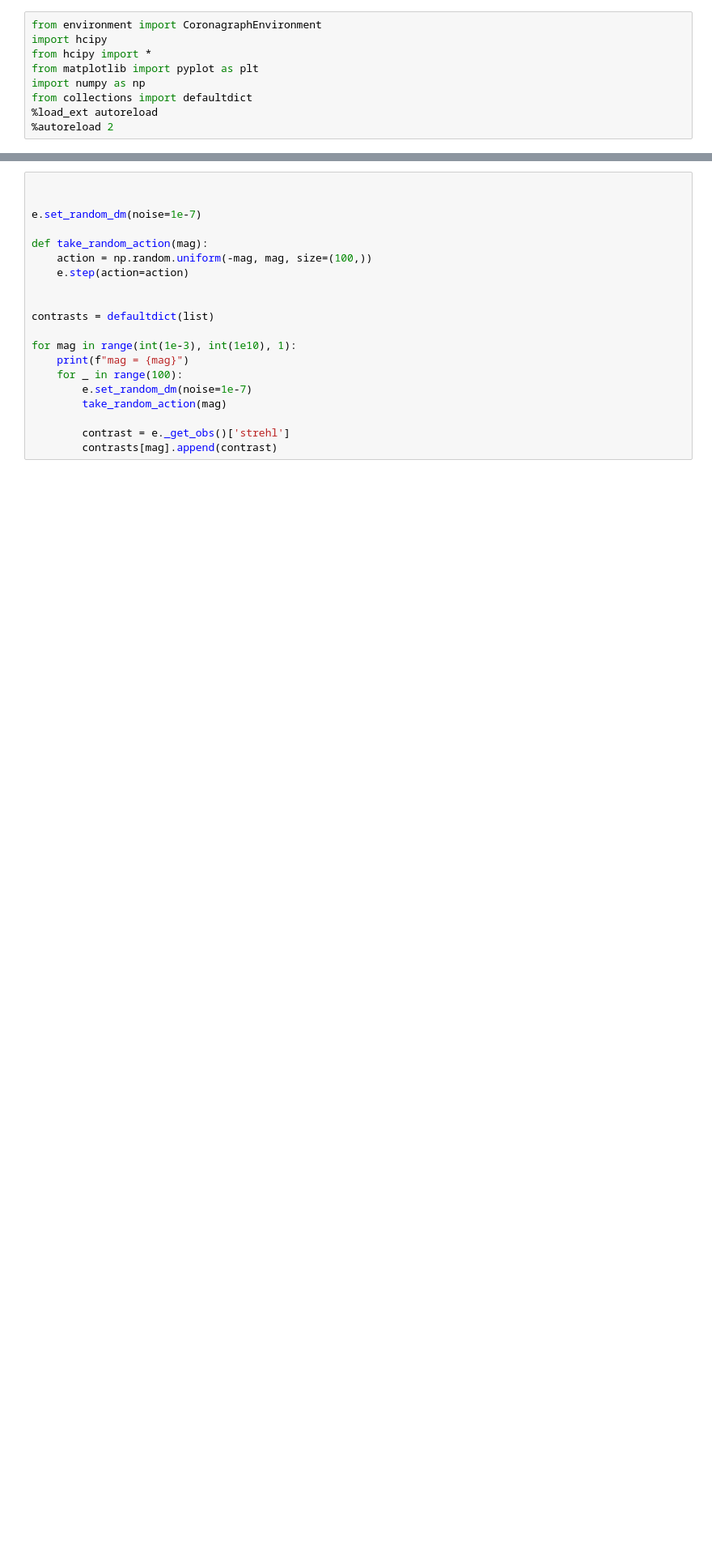
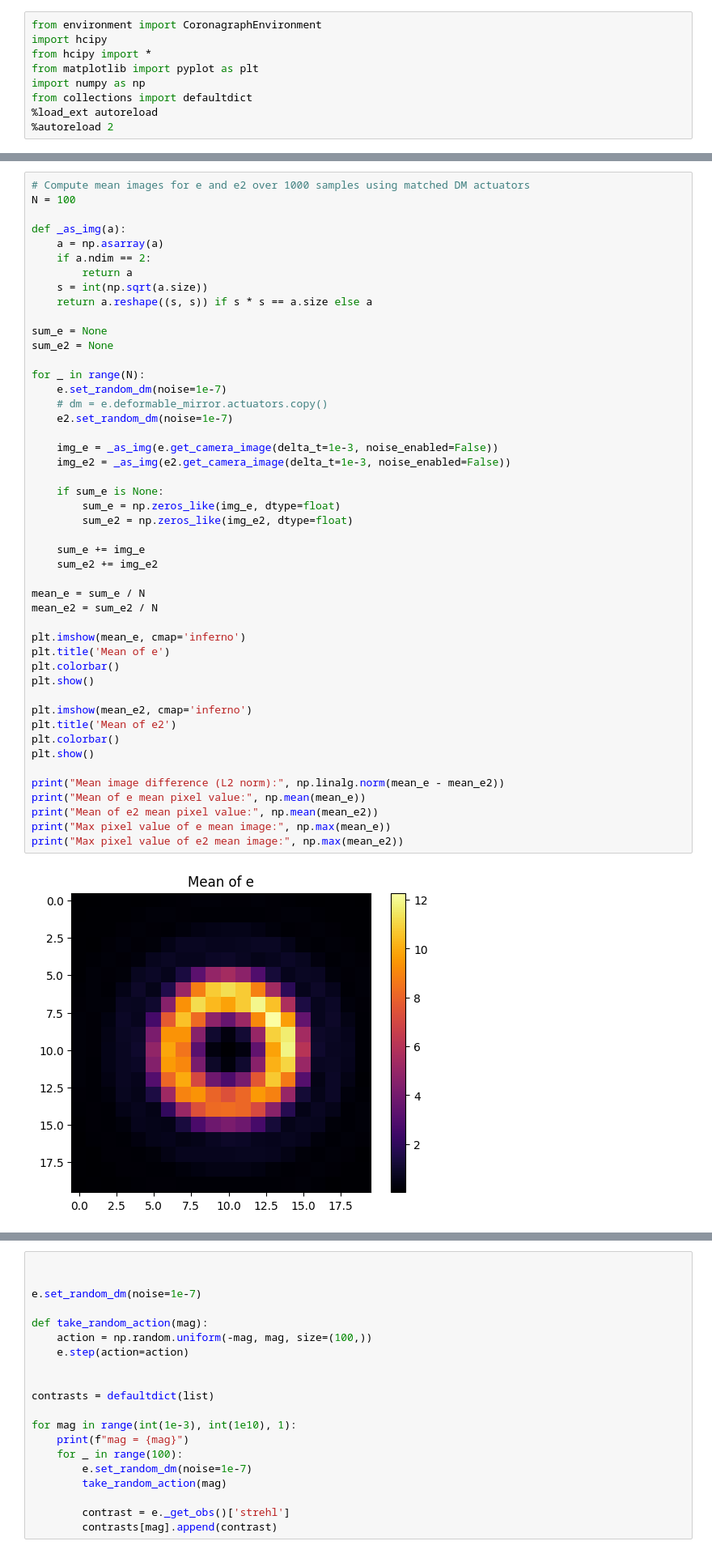
Before and after one commit to AlexeiKorolev/NASA-RL-Wavefront-Control, a Jupyter notebook: RL/coronagraph_properties.ipynb, the cells around one changed output, grey strips where cells are left out. Shown at 81% size. Cells and saved outputs as stored; diff of their text form; blank space fills up the shorter version.

```diff
--- a/RL/coronagraph_properties.ipynb
+++ b/RL/coronagraph_properties.ipynb
@@ -20,0 +56,49 @@ initializing coronagraph env. might take a minute.
+# %%
+# Compute mean images for e and e2 over 1000 samples using matched DM actuators
+N = 100
+
+def _as_img(a):
+    a = np.asarray(a)
+    if a.ndim == 2:
+        return a
+    s = int(np.sqrt(a.size))
+    return a.reshape((s, s)) if s * s == a.size else a
+
+sum_e = None
+sum_e2 = None
+
+for _ in range(N):
+    e.set_random_dm(noise=1e-7)
+    # dm = e.deformable_mirror.actuators.copy()
+    e2.set_random_dm(noise=1e-7)
+
+    img_e = _as_img(e.get_camera_image(delta_t=1e-3, noise_enabled=False))
+    img_e2 = _as_img(e2.get_camera_image(delta_t=1e-3, noise_enabled=False))
+
+    if sum_e is None:
+        sum_e = np.zeros_like(img_e, dtype=float)
+        sum_e2 = np.zeros_like(img_e2, dtype=float)
+
+    sum_e += img_e
+    sum_e2 += img_e2
+
+mean_e = sum_e / N
+mean_e2 = sum_e2 / N
+
+plt.imshow(mean_e, cmap='inferno')
+plt.title('Mean of e')
+plt.colorbar()
+plt.show()
+
+plt.imshow(mean_e2, cmap='inferno')
+plt.title('Mean of e2')
+plt.colorbar()
+plt.show()
+
+print("Mean image difference (L2 norm):", np.linalg.norm(mean_e - mean_e2))
+print("Mean of e mean pixel value:", np.mean(mean_e))
+print("Mean of e2 mean pixel value:", np.mean(mean_e2))
+print("Max pixel value of e mean image:", np.max(mean_e))
+print("Max pixel value of e2 mean image:", np.max(mean_e2))
+# %% [output]
+[figure, added]
```
Also changed, not shown: parts of 3 cells of this notebook, 9 other files.
